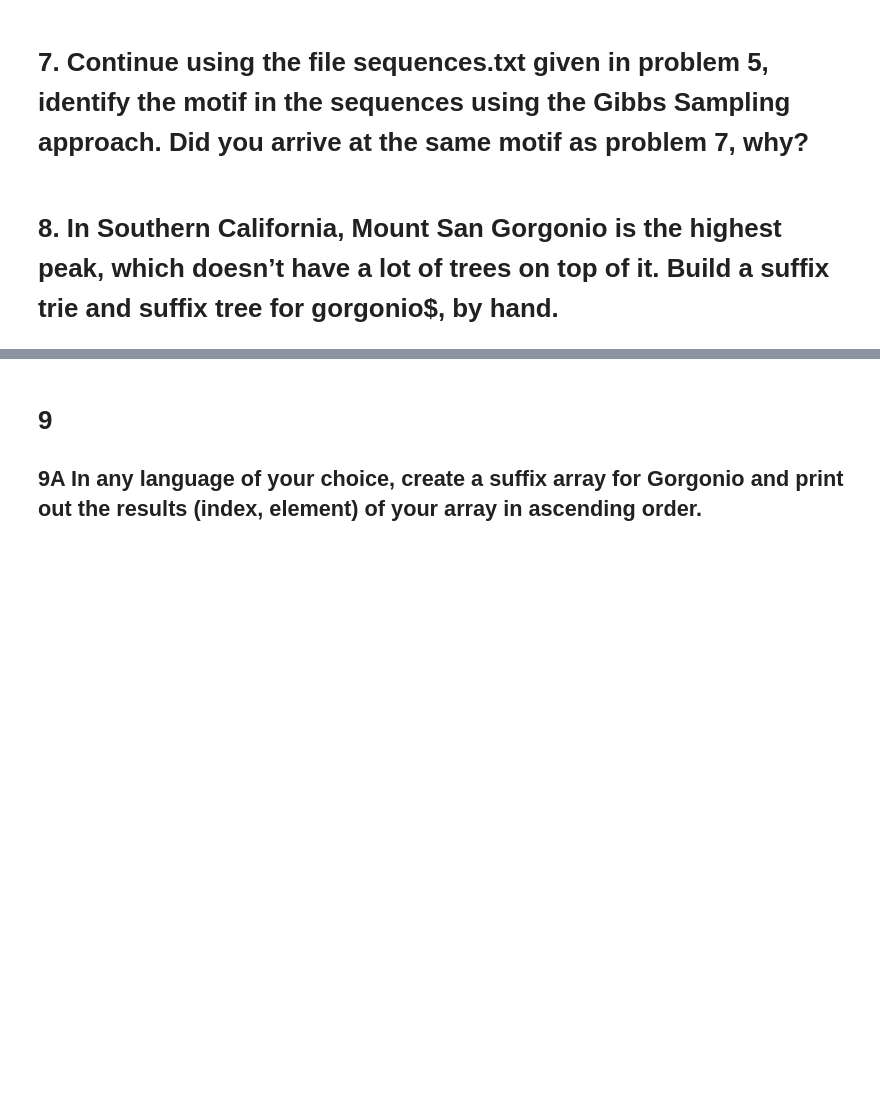
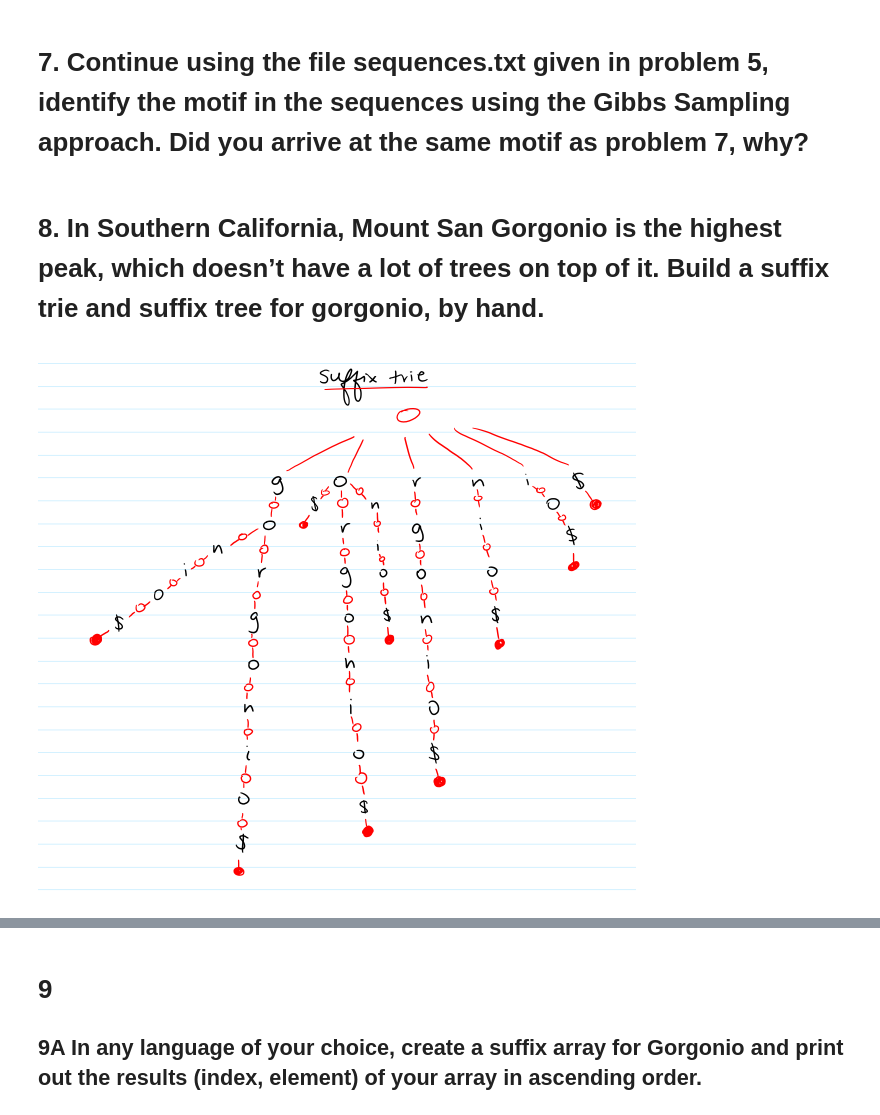
Before and after one commit to ew6977/Bi183, a Jupyter notebook: Bi183_PS1/BI183_PS1.ipynb, the cells around one changed output, grey strips where cells are left out. Saved outputs shown, nothing was run; the diff lists cells and outputs as text; code cells hidden in the pictures; blank space fills up the shorter version.

```diff
--- a/Bi183_PS1/BI183_PS1.ipynb
+++ b/Bi183_PS1/BI183_PS1.ipynb
@@ -372,4 +537,8 @@ print(randomized_motif_search(test, 4))
 # %% [markdown]
 # 7. Continue using the file sequences.txt given in problem 5, identify the motif in the sequences using the Gibbs Sampling approach. Did you arrive at the same motif as problem 7, why?
 # %% [markdown]
-# 8. In Southern California, Mount San Gorgonio is the highest peak, which doesn’t have a lot of trees on top of it. Build a suffix trie and suffix tree for gorgonio$, by hand.
+# 8. In Southern California, Mount San Gorgonio is the highest peak, which doesn’t have a lot of trees on top of it. Build a suffix trie and suffix tree for gorgonio, by hand.
+# %%
+Image("suffix_trie.png")
+# %% [output]
+[figure, added]
```
Also changed, not shown: parts of 22 cells of this notebook, 5 other files.
